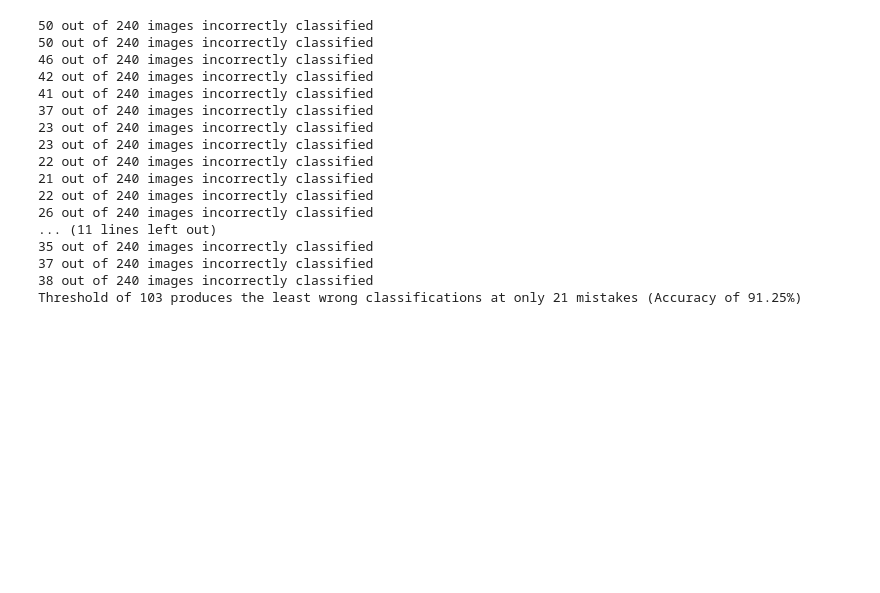
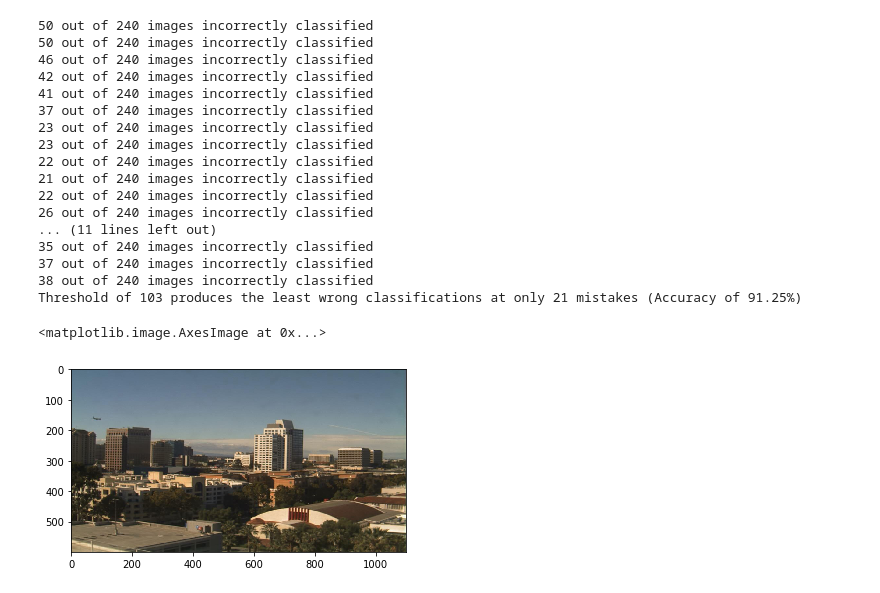
Before and after one commit to eunicebjm/CVND_Exercises, a Jupyter notebook: 1_1_Image_Representation/6_4. Classification.ipynb, the cells around one changed output. Cells and saved outputs as stored; diff of their text form; code cells hidden in the pictures; blank space fills up the shorter version.

```diff
--- a/1_1_Image_Representation/6_4. Classification.ipynb
+++ b/1_1_Image_Representation/6_4. Classification.ipynb
@@ -175,18 +175,20 @@ def estimate_label(rgb_image, threshold):
 # how some of your training data is classified
 
 def count_incorrect(threshold):
-    incorrect_classifications = dict()
+    incorrect_classifications = list()
     for i, img in enumerate(STANDARDIZED_LIST):
-        label = img[1]
-        if label != estimate_label(img,threshold):
-            incorrect_classifications.update({i: False})
+        true_label = img[1]
+        predicted_label = estimate_label(img,threshold)
+        if true_label != predicted_label:
+            incorrect_classifications.append((img, predicted_label, true_label))
     print("{} out of {} images incorrectly classified".format(len(incorrect_classifications),len(STANDARDIZED_LIST)))
     return incorrect_classifications
 # %%
 count = len(STANDARDIZED_LIST)
 best_threshold = 0
 for threshold in range(94, 120):
-    incorrect_count = len(count_incorrect(threshold))
+    incorrect = count_incorrect(threshold)
+    incorrect_count = len(incorrect)
     if incorrect_count < count:
         count = incorrect_count
         best_threshold = threshold
@@ -212,3 +214,8 @@ print("Threshold of {} produces the least wrong classifications at only {} mista
 37 out of 240 images incorrectly classified
 38 out of 240 images incorrectly classified
 Threshold of 103 produces the least wrong classifications at only 21 mistakes (Accuracy of 91.25%)
+# %%
+plt.imshow(incorrect[0][0][0])
+# %% [output]
+<matplotlib.image.AxesImage at 0x...>
+[figure, added]
```
Also changed, not shown: 1 other file.
